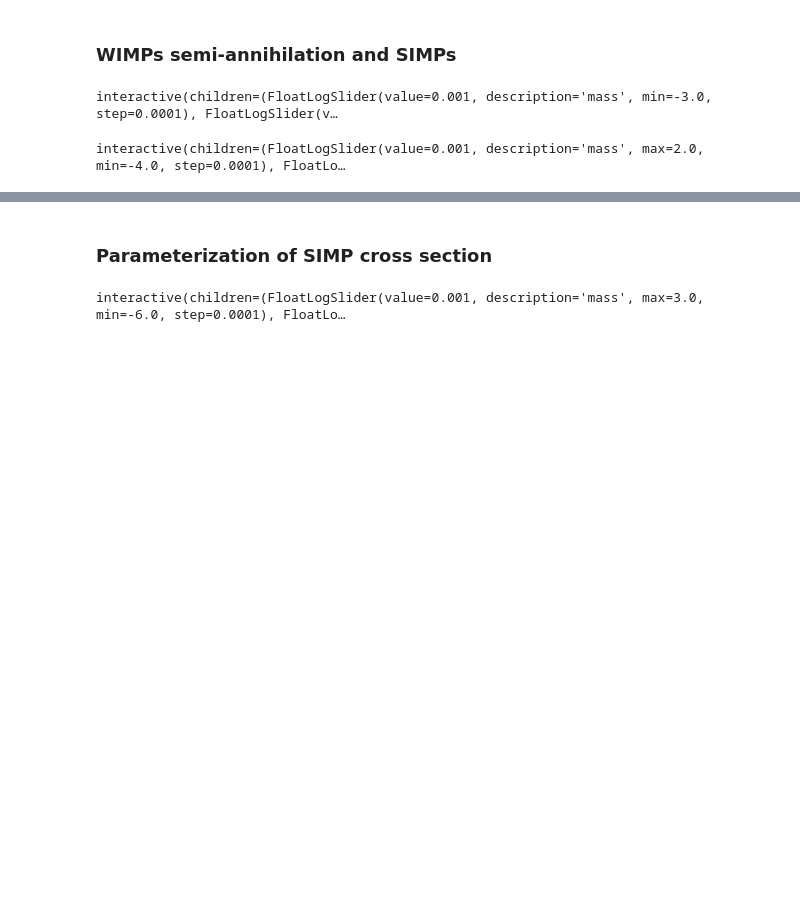
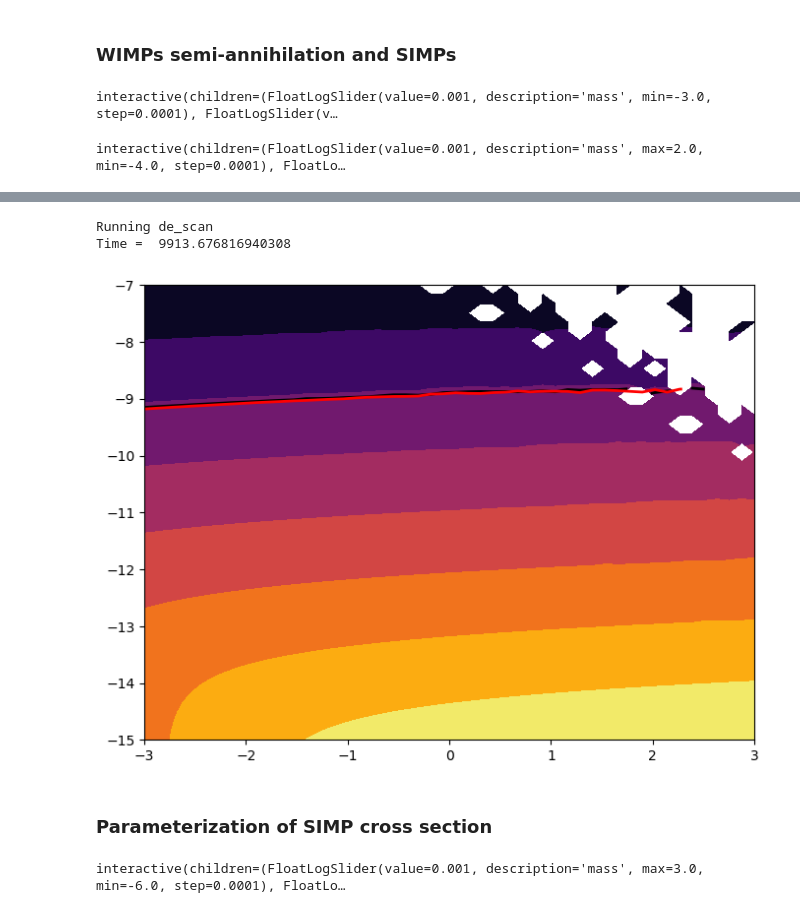
Before and after one commit to SantiagoJulioD/Trabajo_de_grado, a Jupyter notebook: Relic_density/relic_density.ipynb, the cells around one changed output, grey strips where cells are left out. Cells and saved outputs as stored; diff of their text form; code cells hidden in the pictures; blank space fills up the shorter version.

```diff
--- a/Relic_density/relic_density.ipynb
+++ b/Relic_density/relic_density.ipynb
@@ -680,3 +673,24 @@ CSl = ax.contour(CS,levels=[np.log10(0.12),],colors='k',linestyles='solid',linew
+# %%
+bound_m = (-3,3)
+bound_sigma = (-15,-7)
+# %%
+ms_Wsa = np.linspace(*bound_m)
+sigmas_Wsa = np.linspace(*bound_sigma)
+
+Ms_Wsa, Sigmas_Wsa = np.meshgrid(ms_Wsa,sigmas_Wsa)
+Os_Wsa = Omega(Ms_Wsa,Sigmas_Wsa,g=g,model=WIMPs_SA)
+# %%
+df_WIMPSA = obtain_optimal_params(WIMPs_SA,bound_m,bound_sigma,g,descan=True)
+# %% [output]
+Running de_scan
+Time =  9913.676816940308
+# %%
+fig, ax = plt.subplots(figsize=(8,6))
+CS = ax.contourf(Ms_Wsa,Sigmas_Wsa,np.log10(Os_Wsa),cmap='inferno',)
+CSl = ax.contour(CS,levels=[np.log10(0.12),],colors='k',linestyles='solid',linewidths=2)
+CSl2 = ax.contour(Ms_Wsa,Sigmas_Wsa,np.log10(Os_W),levels=[np.log10(0.12),],colors='r',linestyles='solid',linewidths=2)
+# %% [output]
+[figure, added]
 # %% [markdown]
 ### Parameterization of SIMP cross section
 # %%
```
Also changed, not shown: parts of 15 cells of this notebook, 11 other files.
